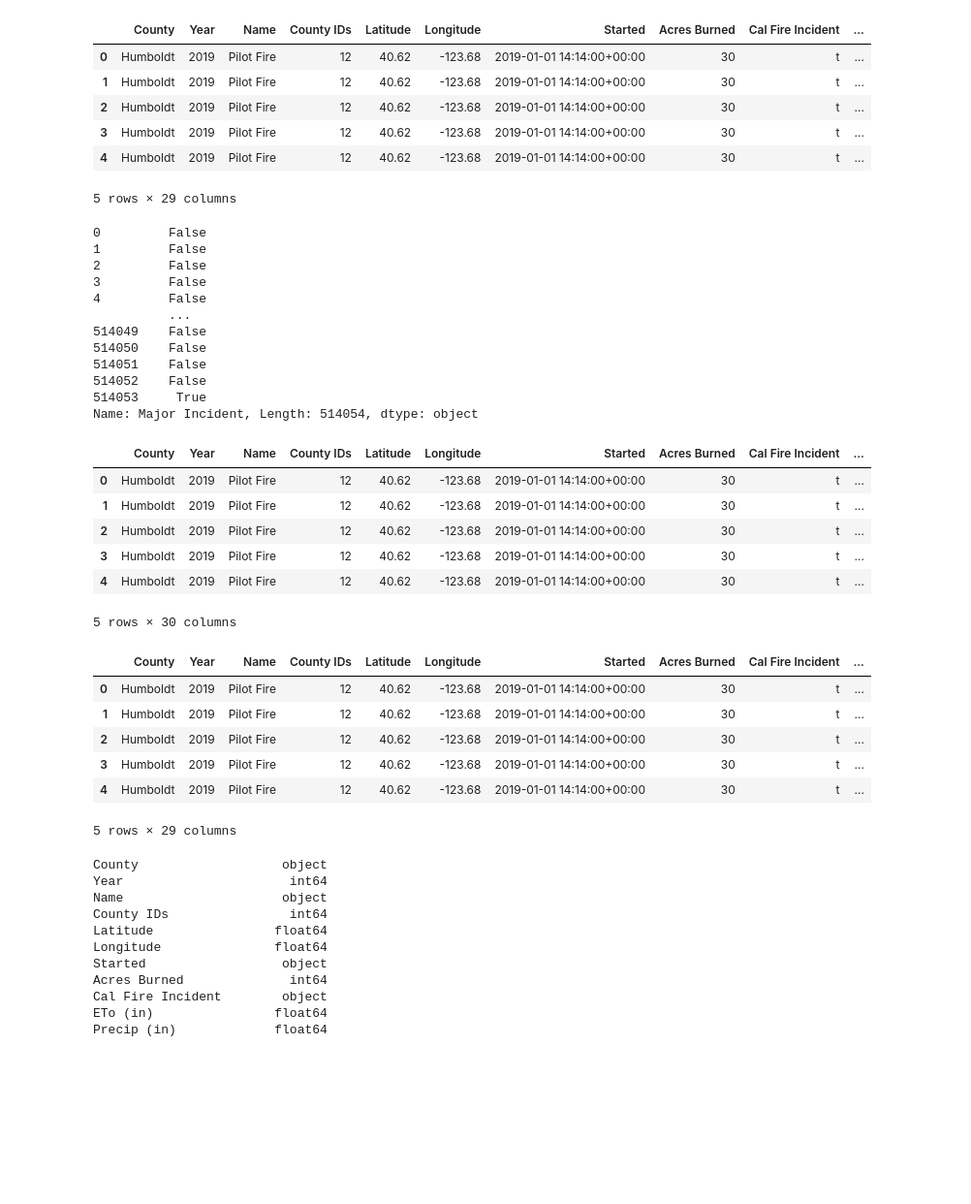
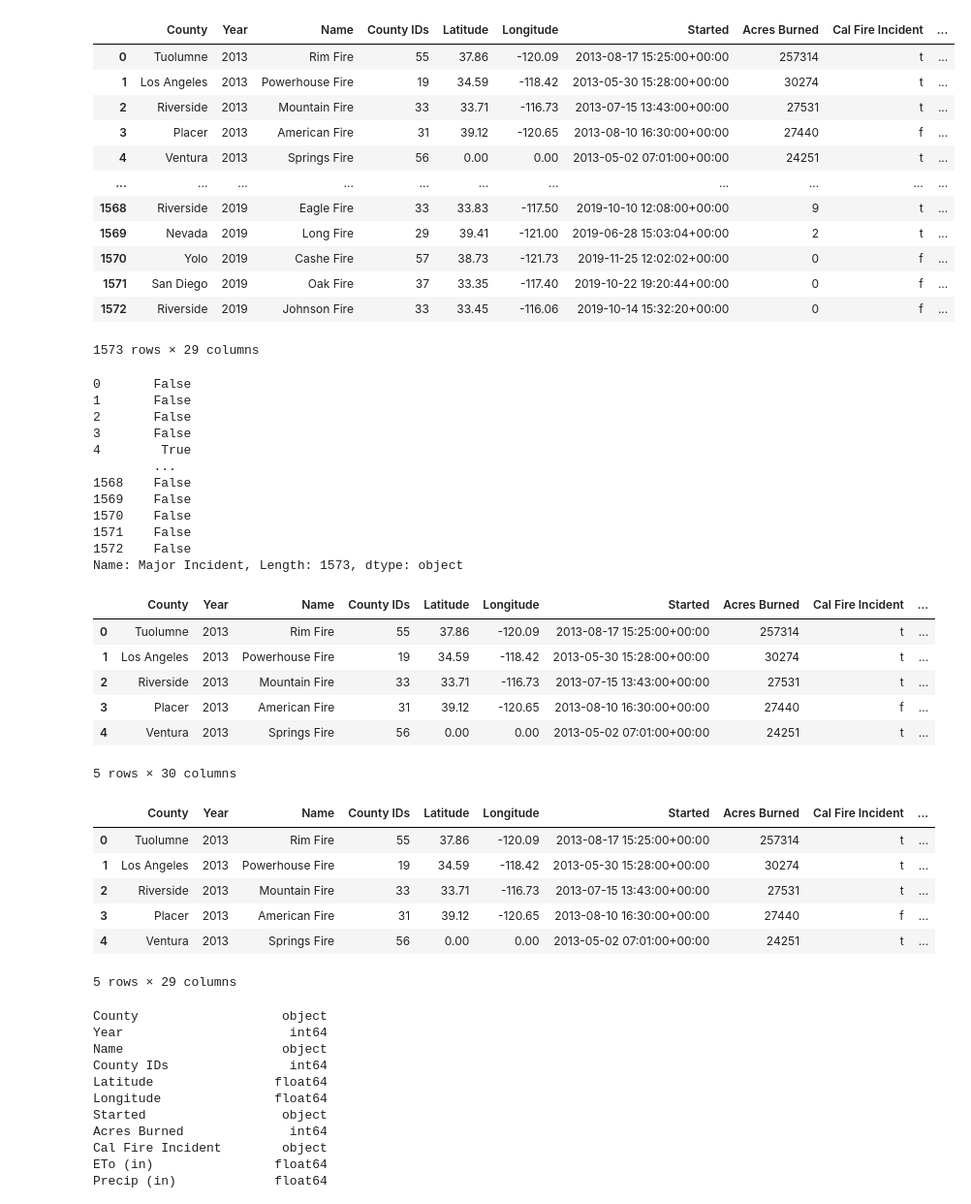
Before and after one commit to erinrkahn/final_project, a Jupyter notebook: Machine_Learning_Model/Final_Project_Machine_Learning_Model.ipynb, the cells around one changed output. Shown: that part at 97% size. Saved outputs shown, nothing was run; the diff lists cells and outputs as text; code cells hidden in the pictures; blank space fills up the shorter version.

Commit message:
Model with newly updated all_data_merged.csv inputted

```diff
--- a/Machine_Learning_Model/Final_Project_Machine_Learning_Model.ipynb
+++ b/Machine_Learning_Model/Final_Project_Machine_Learning_Model.ipynb
@@ -6,45 +6,51 @@ import pandas as pd
 import tensorflow as tf
 # %%
 #  Import and read the all_data_merged.csv
-fire_df = pd.read_csv("../all_data_merged.csv")
-fire_df.head()
+fire_df = pd.read_csv("../Machine Learning Data/all_data_merged.csv")
+fire_df
 # %% [output]
 |  | County | Year | Name | County IDs | Latitude | Longitude | Started | Acres Burned | Cal Fire Incident | ... |
-| 0 | Humboldt | 2019 | Pilot Fire | 12 | 40.62 | -123.68 | 2019-01-01 14:14:00+00:00 | 30 | t | ... |
-| 1 | Humboldt | 2019 | Pilot Fire | 12 | 40.62 | -123.68 | 2019-01-01 14:14:00+00:00 | 30 | t | ... |
-| 2 | Humboldt | 2019 | Pilot Fire | 12 | 40.62 | -123.68 | 2019-01-01 14:14:00+00:00 | 30 | t | ... |
-| 3 | Humboldt | 2019 | Pilot Fire | 12 | 40.62 | -123.68 | 2019-01-01 14:14:00+00:00 | 30 | t | ... |
-| 4 | Humboldt | 2019 | Pilot Fire | 12 | 40.62 | -123.68 | 2019-01-01 14:14:00+00:00 | 30 | t | ... |
+| 0 | Tuolumne | 2013 | Rim Fire | 55 | 37.86 | -120.09 | 2013-08-17 15:25:00+00:00 | 257314 | t | ... |
+| 1 | Los Angeles | 2013 | Powerhouse Fire | 19 | 34.59 | -118.42 | 2013-05-30 15:28:00+00:00 | 30274 | t | ... |
+| 2 | Riverside | 2013 | Mountain Fire | 33 | 33.71 | -116.73 | 2013-07-15 13:43:00+00:00 | 27531 | t | ... |
+| 3 | Placer | 2013 | American Fire | 31 | 39.12 | -120.65 | 2013-08-10 16:30:00+00:00 | 27440 | f | ... |
+| 4 | Ventura | 2013 | Springs Fire | 56 | 0.00 | 0.00 | 2013-05-02 07:01:00+00:00 | 24251 | t | ... |
+| ... | ... | ... | ... | ... | ... | ... | ... | ... | ... | ... |
+| 1568 | Riverside | 2019 | Eagle Fire | 33 | 33.83 | -117.50 | 2019-10-10 12:08:00+00:00 | 9 | t | ... |
+| 1569 | Nevada | 2019 | Long Fire | 29 | 39.41 | -121.00 | 2019-06-28 15:03:04+00:00 | 2 | t | ... |
+| 1570 | Yolo | 2019 | Cashe Fire | 57 | 38.73 | -121.73 | 2019-11-25 12:02:02+00:00 | 0 | f | ... |
+| 1571 | San Diego | 2019 | Oak Fire | 37 | 33.35 | -117.40 | 2019-10-22 19:20:44+00:00 | 0 | f | ... |
+| 1572 | Riverside | 2019 | Johnson Fire | 33 | 33.45 | -116.06 | 2019-10-14 15:32:20+00:00 | 0 | f | ... |
-5 rows × 29 columns
+1573 rows × 29 columns
 # %%
 # Convert the 'f' to False and 't' to True in Major Incident column
 fire_df["Major Incident"] = fire_df["Major Incident"].replace('f', 'False')
 fire_df["Major Incident"] = fire_df["Major Incident"].replace('t', 'True')
 fire_df["Major Incident"]
 # %% [output]
-0         False
-1         False
-2         False
-3         False
-4         False
-          ...
-514049    False
-514050    False
-514051    False
-514052    False
-514053     True
-Name: Major Incident, Length: 514054, dtype: object
+0       False
+1       False
+2       False
+3       False
+4        True
+        ...
+1568    False
+1569    False
+1570    False
+1571    False
+1572    False
+Name: Major Incident, Length: 1573, dtype: object
 # %%
 # Encode Major Incident column so that it is in integer format
 fire_df = pd.get_dummies(fire_df, columns=["Major Incident"])
 fire_df.head()
 # %% [output]
 |  | County | Year | Name | County IDs | Latitude | Longitude | Started | Acres Burned | Cal Fire Incident | ... |
-| 0 | Humboldt | 2019 | Pilot Fire | 12 | 40.62 | -123.68 | 2019-01-01 14:14:00+00:00 | 30 | t | ... |
-| 1 | Humboldt | 2019 | Pilot Fire | 12 | 40.62 | -123.68 | 2019-01-01 14:14:00+00:00 | 30 | t | ... |
-| 2 | Humboldt | 2019 | Pilot Fire | 12 | 40.62 | -123.68 | 2019-01-01 14:14:00+00:00 | 30 | t | ... |
-| 3 | Humboldt | 2019 | Pilot Fire | 12 | 40.62 | -123.68 | 2019-01-01 14:14:00+00:00 | 30 | t | ... |
-| 4 | Humboldt | 2019 | Pilot Fire | 12 | 40.62 | -123.68 | 2019-01-01 14:14:00+00:00 | 30 | t | ... |
+| 0 | Tuolumne | 2013 | Rim Fire | 55 | 37.86 | -120.09 | 2013-08-17 15:25:00+00:00 | 257314 | t | ... |
+| 1 | Los Angeles | 2013 | Powerhouse Fire | 19 | 34.59 | -118.42 | 2013-05-30 15:28:00+00:00 | 30274 | t | ... |
+| 2 | Riverside | 2013 | Mountain Fire | 33 | 33.71 | -116.73 | 2013-07-15 13:43:00+00:00 | 27531 | t | ... |
+| 3 | Placer | 2013 | American Fire | 31 | 39.12 | -120.65 | 2013-08-10 16:30:00+00:00 | 27440 | f | ... |
+| 4 | Ventura | 2013 | Springs Fire | 56 | 0.00 | 0.00 | 2013-05-02 07:01:00+00:00 | 24251 | t | ... |
 5 rows × 30 columns
 # %%
 # Keep the encoded Major Incident column where False=0 and True=1
@@ -52,11 +58,11 @@ fire_df = fire_df.drop(columns=["Major Incident_False"])
 fire_df.head()
 # %% [output]
 |  | County | Year | Name | County IDs | Latitude | Longitude | Started | Acres Burned | Cal Fire Incident | ... |
-| 0 | Humboldt | 2019 | Pilot Fire | 12 | 40.62 | -123.68 | 2019-01-01 14:14:00+00:00 | 30 | t | ... |
-| 1 | Humboldt | 2019 | Pilot Fire | 12 | 40.62 | -123.68 | 2019-01-01 14:14:00+00:00 | 30 | t | ... |
-| 2 | Humboldt | 2019 | Pilot Fire | 12 | 40.62 | -123.68 | 2019-01-01 14:14:00+00:00 | 30 | t | ... |
-| 3 | Humboldt | 2019 | Pilot Fire | 12 | 40.62 | -123.68 | 2019-01-01 14:14:00+00:00 | 30 | t | ... |
-| 4 | Humboldt | 2019 | Pilot Fire | 12 | 40.62 | -123.68 | 2019-01-01 14:14:00+00:00 | 30 | t | ... |
+| 0 | Tuolumne | 2013 | Rim Fire | 55 | 37.86 | -120.09 | 2013-08-17 15:25:00+00:00 | 257314 | t | ... |
+| 1 | Los Angeles | 2013 | Powerhouse Fire | 19 | 34.59 | -118.42 | 2013-05-30 15:28:00+00:00 | 30274 | t | ... |
+| 2 | Riverside | 2013 | Mountain Fire | 33 | 33.71 | -116.73 | 2013-07-15 13:43:00+00:00 | 27531 | t | ... |
+| 3 | Placer | 2013 | American Fire | 31 | 39.12 | -120.65 | 2013-08-10 16:30:00+00:00 | 27440 | f | ... |
+| 4 | Ventura | 2013 | Springs Fire | 56 | 0.00 | 0.00 | 2013-05-02 07:01:00+00:00 | 24251 | t | ... |
 5 rows × 29 columns
 # %%
 # fire_df = fire_df.rename(columns={"Major Incident_True":"Major Incident"}, inplace=True)
```
Also changed, not shown: parts of 12 cells of this notebook.
